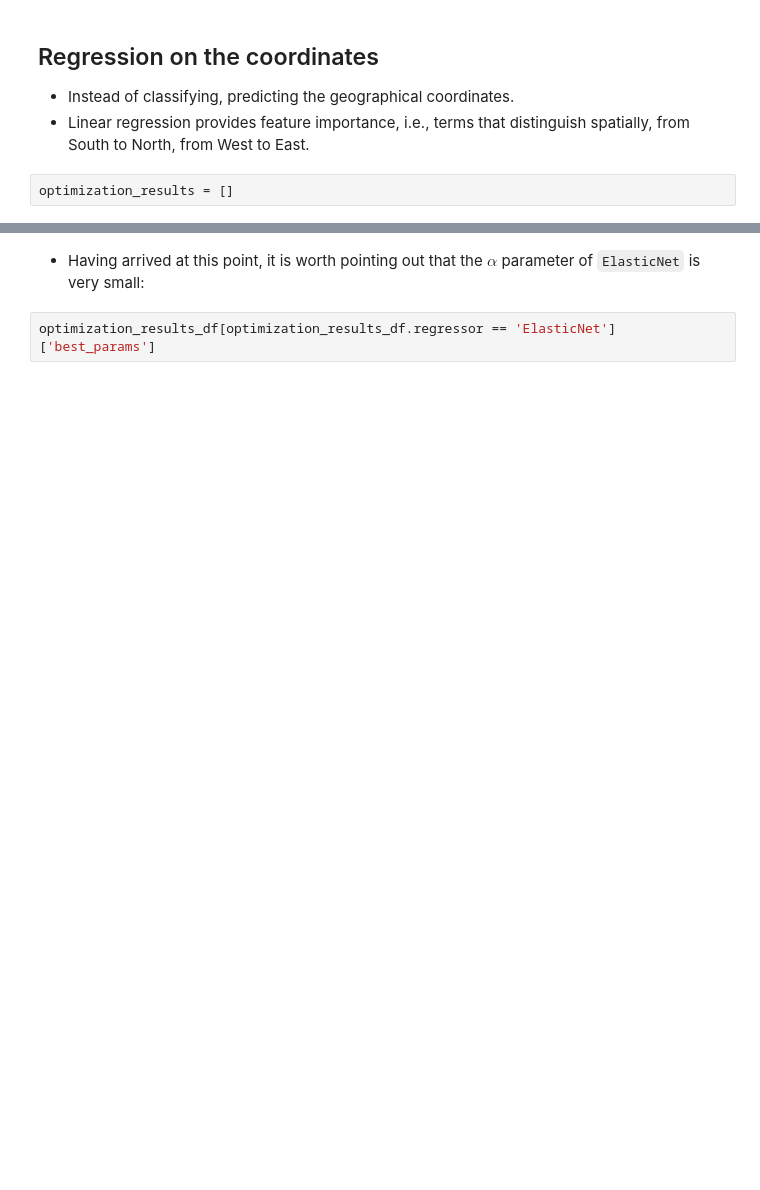
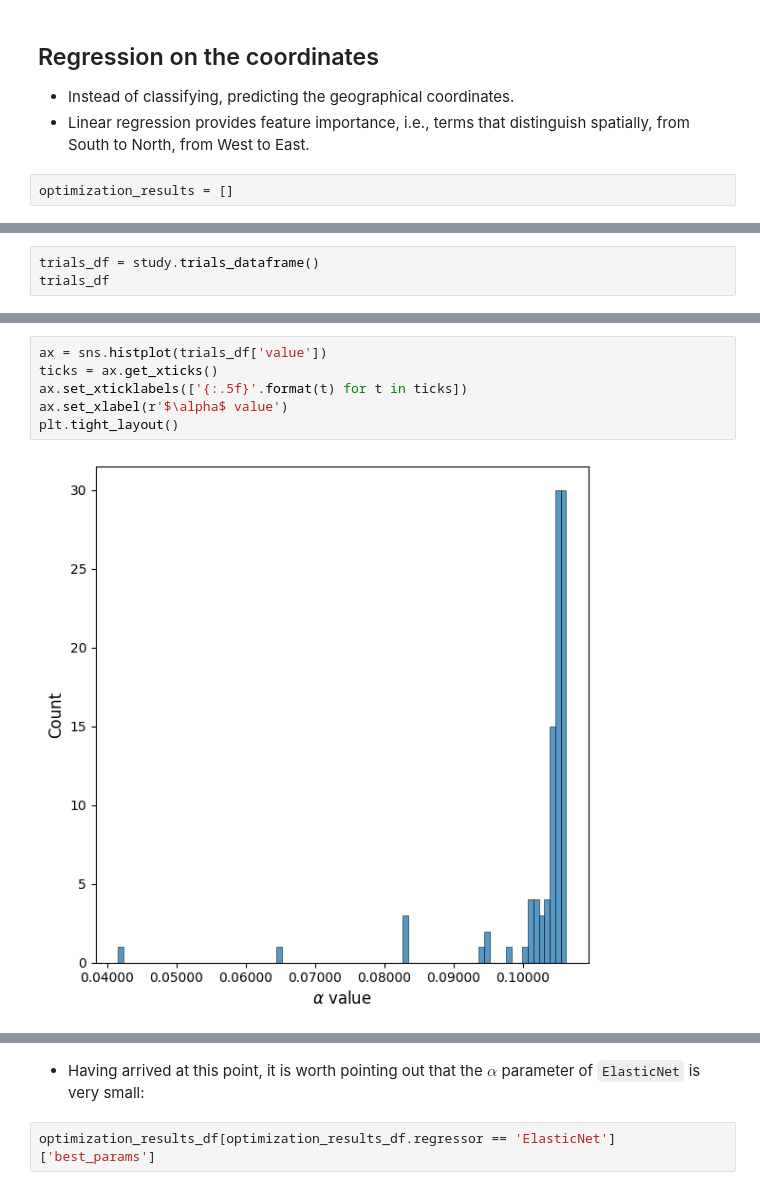
Before and after one commit to greek-proverb-atlas/proverbs.gr, a Jupyter notebook: geolocation.ipynb, the cells around one changed output, grey strips where cells are left out. Cells and saved outputs as stored; diff of their text form; blank space fills up the shorter version.

```diff
--- a/geolocation.ipynb
+++ b/geolocation.ipynb
@@ -660,0 +662,3 @@ best params: {'alpha': 0.0006167913176584872, 'l1_ratio': 0.7277034948352414}
+# %%
+trials_df = study.trials_dataframe()
+trials_df
@@ -661,3 +691,11 @@ best params: {'alpha': 0.0006167913176584872, 'l1_ratio': 0.7277034948352414}
+# %%
+ax = sns.histplot(trials_df['value'])
+ticks = ax.get_xticks()
+ax.set_xticklabels(['{:.5f}'.format(t) for t in ticks])
+ax.set_xlabel(r'$\alpha$ value')
+plt.tight_layout()
+# %% [output]
+[figure, added]
 # %%
 regressor = ElasticNet(**best_params)
 elastic_net_pipe = Pipeline([('vect', vect), ('reg', regressor)])
```
Also changed, not shown: parts of 43 cells of this notebook.
